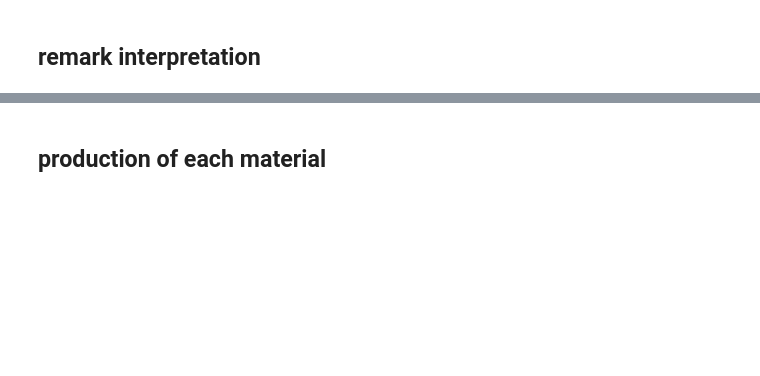
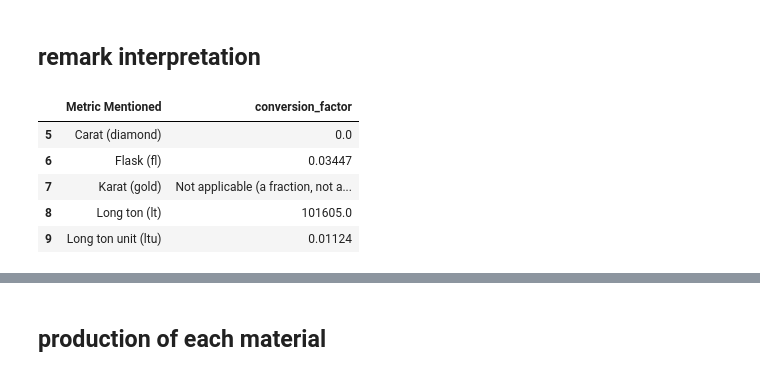
Before and after one commit to Yassmine2020/MaterialRisksSimulation, a Jupyter notebook: test_usgs/main.ipynb, the cells around one changed output, grey strips where cells are left out. Cells and saved outputs as stored; diff of their text form; code cells hidden in the pictures; blank space fills up the shorter version.

```diff
--- a/test_usgs/main.ipynb
+++ b/test_usgs/main.ipynb
@@ -637,0 +417,9 @@ metric_conversion_df = pd.read_excel('trash/sub_materials_database.xlsx', sheet_
+# %%
+metric_conversion_df[5:10]
+# %% [output]
+|  | Metric Mentioned | conversion_factor |
+| 5 | Carat (diamond) | 0.0 |
+| 6 | Flask (fl) | 0.03447 |
+| 7 | Karat (gold) | Not applicable (a fraction, not a... |
+| 8 | Long ton (lt) | 101605.0 |
+| 9 | Long ton unit (ltu) | 0.01124 |
```
Also changed, not shown: parts of 79 cells of this notebook, 25 other files.
